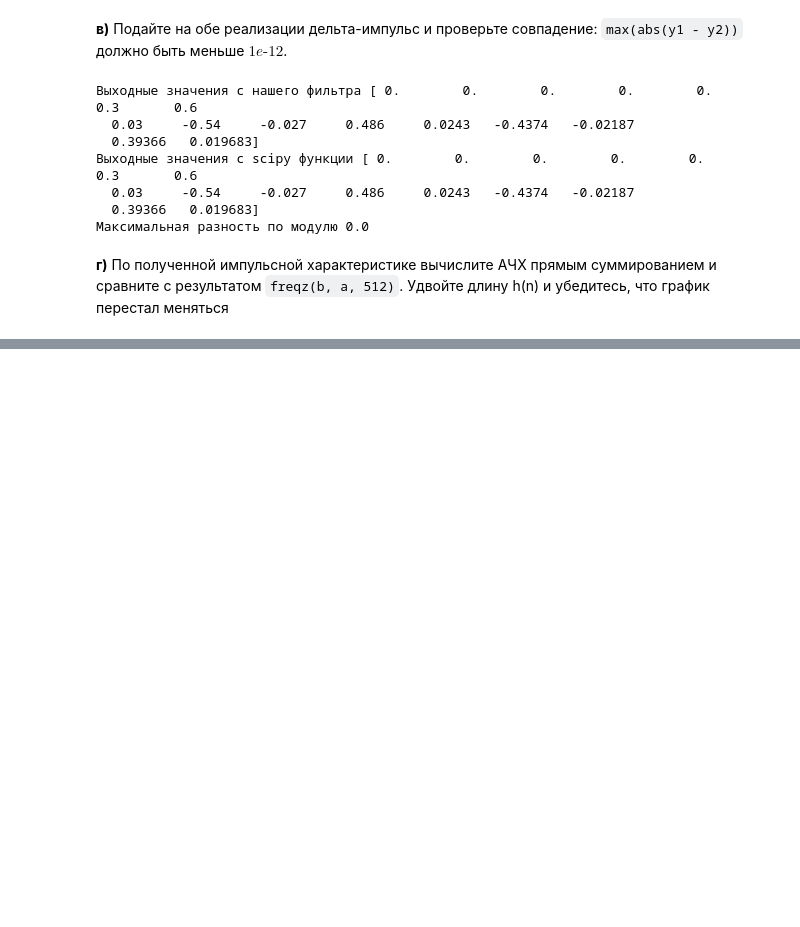
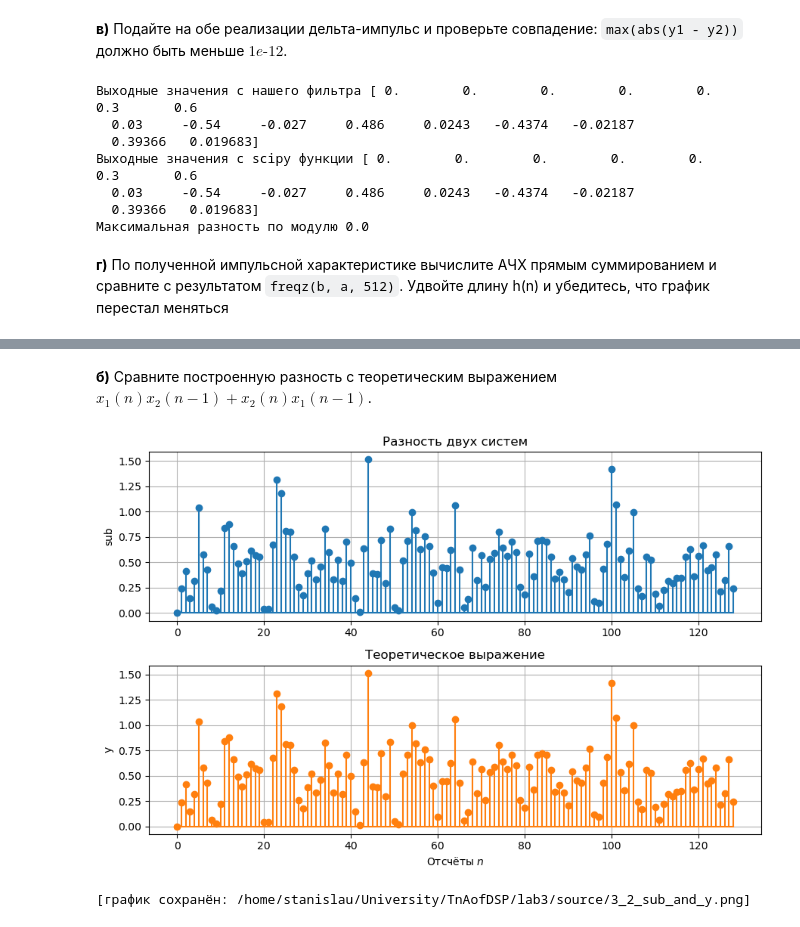
Before and after one commit to StanislauMikulski/TnAofDSP_lab3, a Jupyter notebook: main/main.ipynb, the cells around one changed output, grey strips where cells are left out. Saved outputs shown, nothing was run; the diff lists cells and outputs as text; code cells hidden in the pictures; blank space fills up the shorter version.

```diff
--- a/main/main.ipynb
+++ b/main/main.ipynb
@@ -216,0 +330,21 @@ save_and_show(fig, name="1_4_AFC")
+# %% [markdown]
+**б)** Cравните построенную разность с теоретическим выражением $x_1(n) x_2(n − 1) + x_2(n) x_1(n − 1)$.
+# %%
+y = s1 * delay(s2, 1) + s2 * delay(s1, 1)
+
+fig, (sub_graph, y_graph) = plt.subplots(2, 1, figsize=(9, 6))
+
+sub_graph.stem(n1, T_of_sums - sums_of_T, basefmt="C0-")
+sub_graph.set_ylabel("sub")
+sub_graph.set_title("Разность двух систем")
+
+y_graph.stem(n1, y, basefmt="C1-", linefmt="C1-", markerfmt="C1o")
+y_graph.set_xlabel("Отсчёты $n$")
+y_graph.set_ylabel("y")
+y_graph.set_title("Теоретическое выражение")
+
+plt.tight_layout()
+save_and_show(fig, name="3_2_sub_and_y")
+# %% [output]
+[figure, added]
+[график сохранён: /home/stanislau/University/TnAofDSP/lab3/source/3_2_sub_and_y.png]
```
Also changed, not shown: parts of 21 cells of this notebook.
